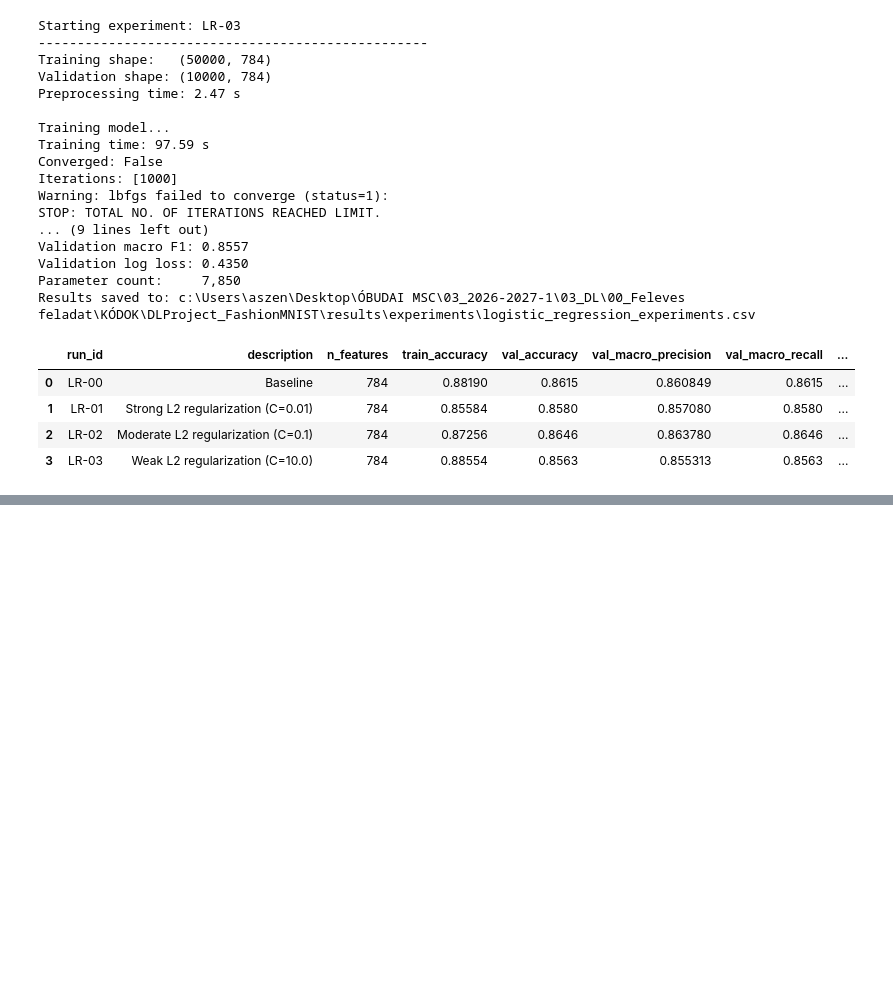
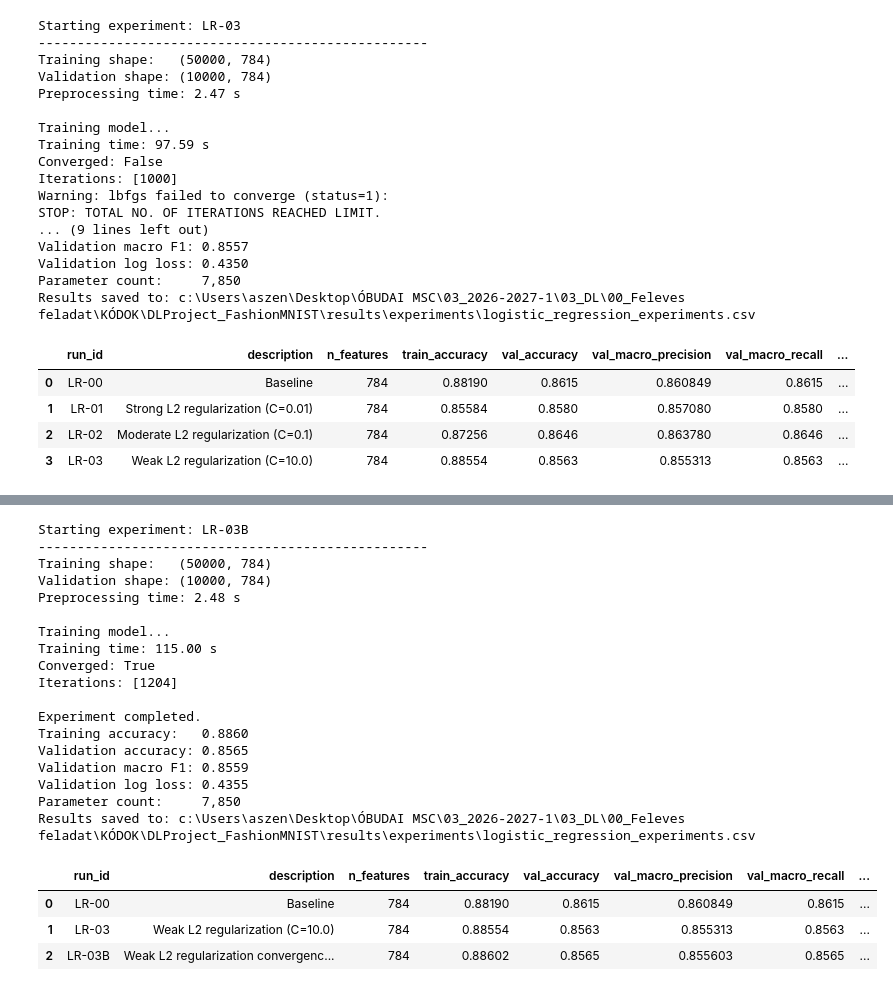
Before and after one commit to aszenas/DLProject_FashionMNIST, a Jupyter notebook: notebooks/02_logistic_regression.ipynb, the cells around one changed output, grey strips where cells are left out. Cells and saved outputs as stored; diff of their text form; code cells hidden in the pictures; blank space fills up the shorter version.

```diff
--- a/notebooks/02_logistic_regression.ipynb
+++ b/notebooks/02_logistic_regression.ipynb
@@ -1301,0 +1308,37 @@ Results saved to: c:\Users\aszen\Desktop\ÓBUDAI MSC\03_2026-2027-1\03_DL\00_Fel
+# %%
+lr_03b = run_experiment(
+    run_id="LR-03B",
+    config={
+        **BASELINE_CONFIG,
+        "C": 10.0,
+        "max_iter": 3000,
+    },
+    description="Weak L2 regularization convergence control (C=10.0)",
+)
+
+show_experiment_results(
+    ["LR-00", "LR-03", "LR-03B"]
+)
+# %% [output]
+Starting experiment: LR-03B
+--------------------------------------------------
+Training shape:   (50000, 784)
+Validation shape: (10000, 784)
+Preprocessing time: 2.48 s
+
+Training model...
+Training time: 115.00 s
+Converged: True
+Iterations: [1204]
+
+Experiment completed.
+Training accuracy:   0.8860
+Validation accuracy: 0.8565
+Validation macro F1: 0.8559
+Validation log loss: 0.4355
+Parameter count:     7,850
+Results saved to: c:\Users\aszen\Desktop\ÓBUDAI MSC\03_2026-2027-1\03_DL\00_Feleves feladat\KÓDOK\DLProject_FashionMNIST\results\experiments\logistic_regression_experiments.csv
+|  | run_id | description | n_features | train_accuracy | val_accuracy | val_macro_precision | val_macro_recall | ... |
+| 0 | LR-00 | Baseline | 784 | 0.88190 | 0.8615 | 0.860849 | 0.8615 | ... |
+| 1 | LR-03 | Weak L2 regularization (C=10.0) | 784 | 0.88554 | 0.8563 | 0.855313 | 0.8563 | ... |
+| 2 | LR-03B | Weak L2 regularization convergenc... | 784 | 0.88602 | 0.8565 | 0.855603 | 0.8565 | ... |
```
Also changed, not shown: parts of 2 cells of this notebook, 1 other file.
